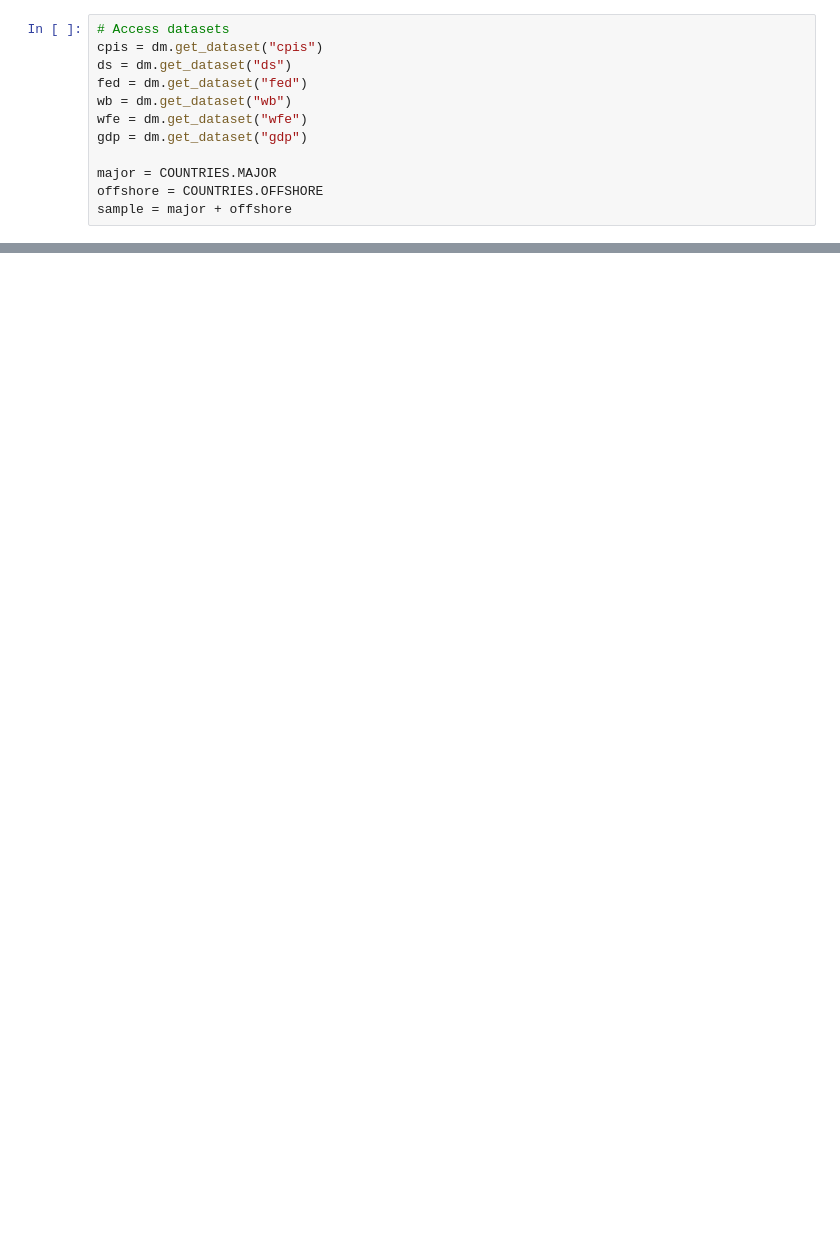
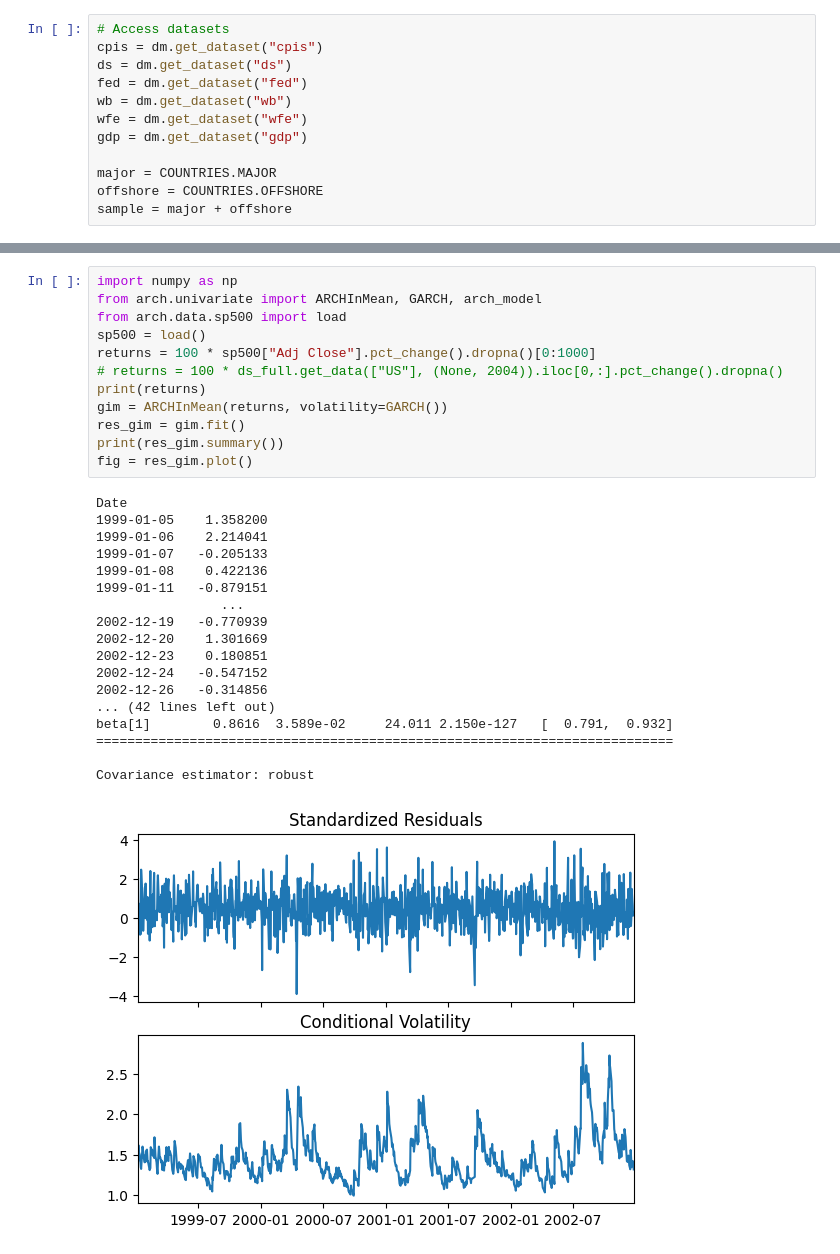
Before and after one commit to nilsvanrompaey/master-thesis-home-bias, a Jupyter notebook: src/experimenting.ipynb, the cells around one changed output, grey strips where cells are left out. Cells and saved outputs as stored; diff of their text form; blank space fills up the shorter version.

```diff
--- a/src/experimenting.ipynb
+++ b/src/experimenting.ipynb
@@ -136,0 +49,31 @@ if save is not None:
+# %%
+import numpy as np
+from arch.univariate import ARCHInMean, GARCH, arch_model
+from arch.data.sp500 import load
+sp500 = load()
+returns = 100 * sp500["Adj Close"].pct_change().dropna()[0:1000]
+# returns = 100 * ds_full.get_data(["US"], (None, 2004)).iloc[0,:].pct_change().dropna()
+print(returns)
+gim = ARCHInMean(returns, volatility=GARCH())
+res_gim = gim.fit()
+print(res_gim.summary())
+fig = res_gim.plot()
+# %% [output]
+Date
+1999-01-05    1.358200
+1999-01-06    2.214041
+1999-01-07   -0.205133
+1999-01-08    0.422136
+1999-01-11   -0.879151
+                ...
+2002-12-19   -0.770939
+2002-12-20    1.301669
+2002-12-23    0.180851
+2002-12-24   -0.547152
+2002-12-26   -0.314856
+... (42 lines left out)
+beta[1]        0.8616  3.589e-02     24.011 2.150e-127   [  0.791,  0.932]
+==========================================================================
+
+Covariance estimator: robust
+[figure, added]
```
Also changed, not shown: parts of 3 cells of this notebook, 4 other files.
